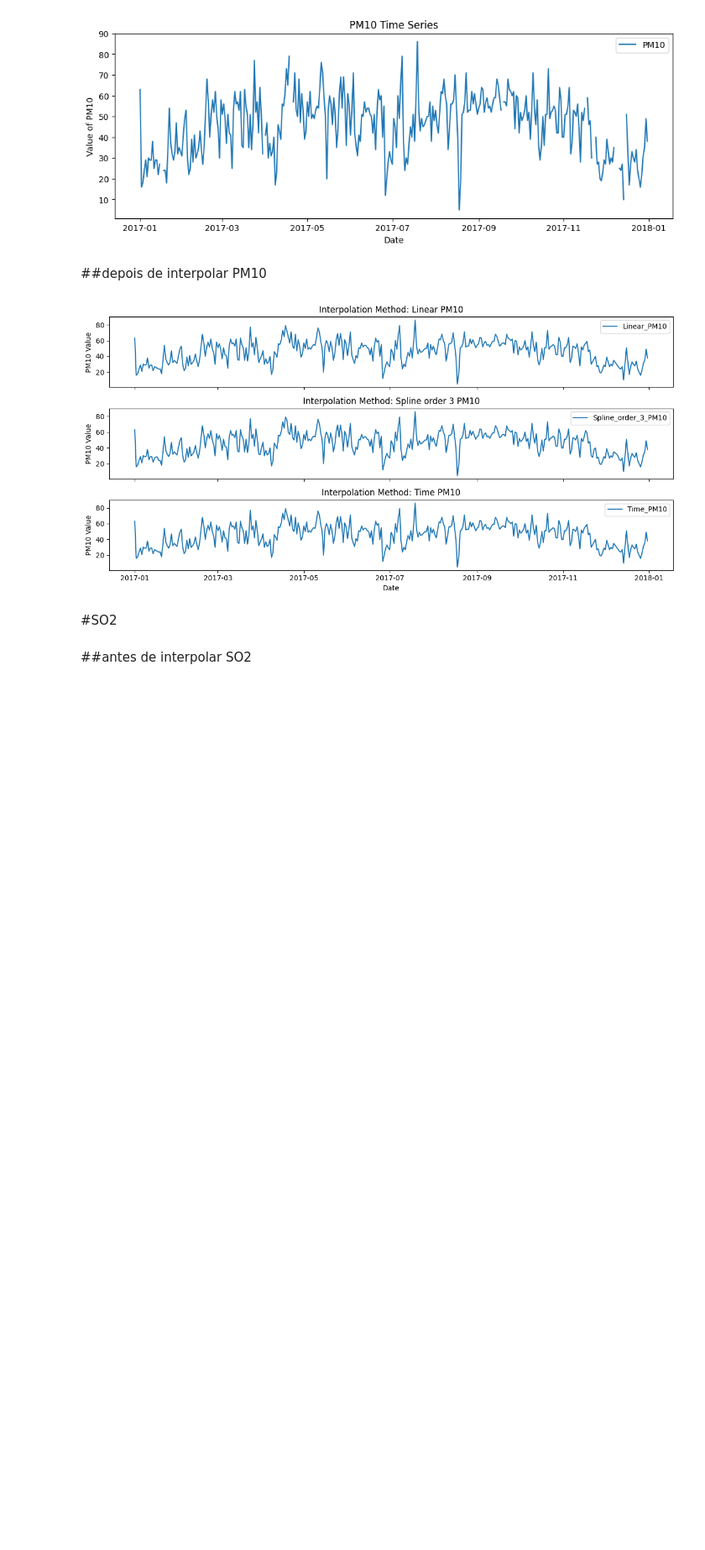
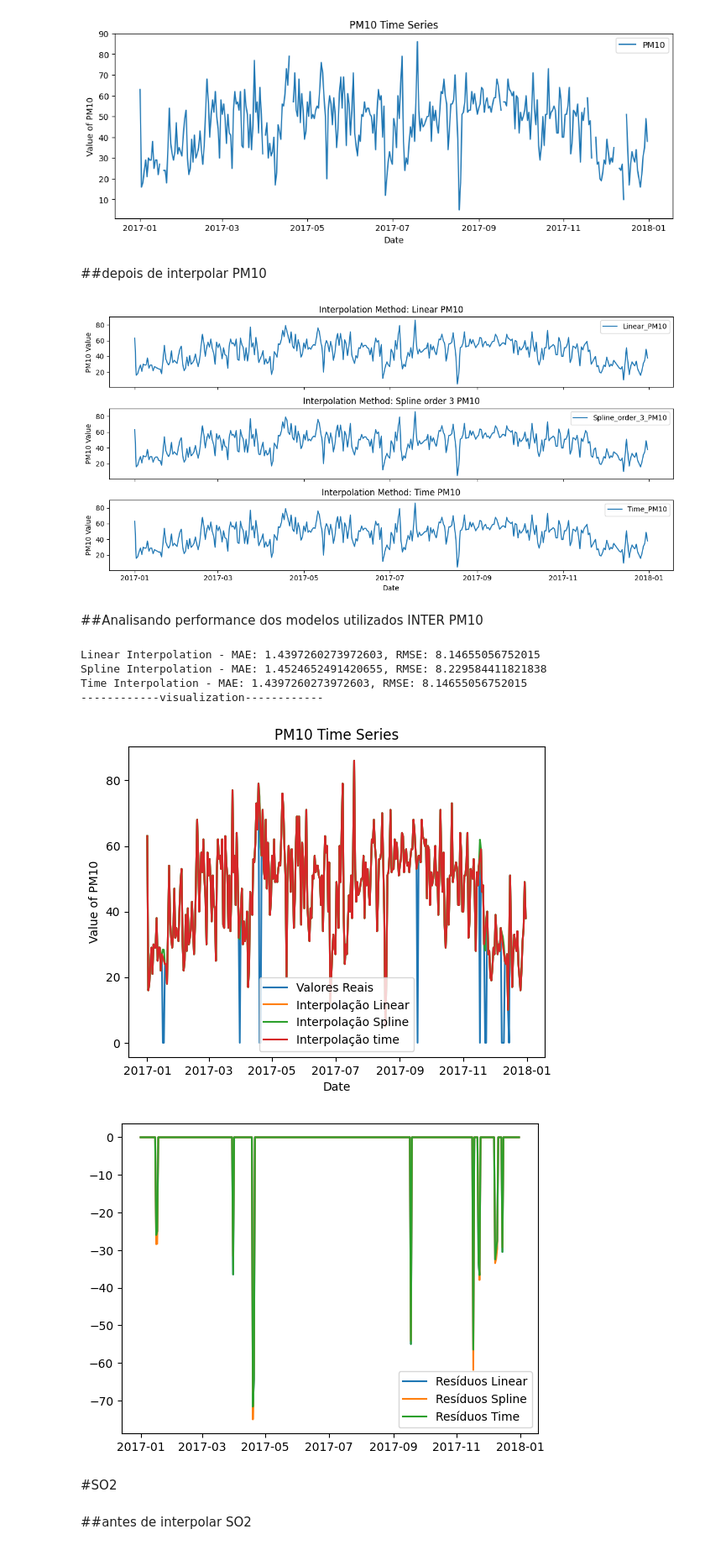
Before and after one commit to metsumesquita/master_degree_UPE, a Jupyter notebook: forecasting.ipynb, the cells around one changed output. Shown at 84% size. Saved outputs shown, nothing was run; the diff lists cells and outputs as text; code cells hidden in the pictures; blank space fills up the shorter version.

```diff
--- a/forecasting.ipynb
+++ b/forecasting.ipynb
@@ -428,6 +423,72 @@ plt.tight_layout()
 plt.show()
 # %% [output]
 [figure]
+# %% [markdown]
+##Analisando performance dos modelos utilizados INTER PM10
+# %%
+from sklearn.metrics import mean_absolute_error, mean_squared_error
+import numpy as np
+
+# Real values (garantindo que não contenham NaNs para as métricas)
+real_values = dk1['PM10'].fillna(0)  # Remove valores ausentes
+
+# Interpolated values (alinhando índices)
+interpolated_values_linear = dk1.loc[real_values.index, 'Linear_PM10']
+interpolated_values_spline = dk1.loc[real_values.index, 'Spline_order_3_PM10']
+
+interpolated_values_time = dk1.loc[real_values.index, 'Time_PM10']
+
+# Garantindo que as Séries estejam alinhadas e sem NaN
+assert real_values.shape == interpolated_values_linear.shape, "As dimensões não coincidem!"
+assert real_values.shape == interpolated_values_spline.shape, "As dimensões não coincidem!"
+assert real_values.shape == interpolated_values_time.shape,  "As dimensões não coincidem!"
+# MAE
+mae_linear = mean_absolute_error(real_values, interpolated_values_linear)
+mae_spline = mean_absolute_error(real_values, interpolated_values_spline)
+mae_time = mean_absolute_error(real_values, interpolated_values_time)
+# RMSE
+rmse_linear = np.sqrt(mean_squared_error(real_values, interpolated_values_linear))
+rmse_spline = np.sqrt(mean_squared_error(real_values, interpolated_values_spline))
+rmse_time = np.sqrt(mean_squared_error(real_values, interpolated_values_time))
+
+print(f"Linear Interpolation - MAE: {mae_linear}, RMSE: {rmse_linear}")
+print(f"Spline Interpolation - MAE: {mae_spline}, RMSE: {rmse_spline}")
+print(f"Time Interpolation - MAE: {mae_time}, RMSE: {rmse_time}")
+
+
+print("------------visualization------------")
+import matplotlib.pyplot as plt
+
+
+# Plotar os resultados
+
+# Plotar os resultados
+plt.title("PM10 Time Series")
+plt.xlabel("Date")
+plt.ylabel("Value of PM10")
+plt.plot(real_values.index, real_values, label='Valores Reais')
+plt.plot(real_values.index, interpolated_values_linear, label='Interpolação Linear')
+plt.plot(real_values.index, interpolated_values_spline, label='Interpolação Spline')
+
+plt.plot(real_values.index, interpolated_values_time, label='Interpolação time')
+plt.legend()
+plt.show()
+
+# Plotar os resíduos (opcional)
+plt.plot(real_values.index, real_values - interpolated_values_linear, label='Resíduos Linear')
+plt.plot(real_values.index, real_values - interpolated_values_spline, label='Resíduos Spline')
+
+plt.plot(real_values.index, real_values - interpolated_values_time, label='Resíduos Time')
+
+plt.legend()
+plt.show()
+# %% [output]
+Linear Interpolation - MAE: 1.4397260273972603, RMSE: 8.14655056752015
+Spline Interpolation - MAE: 1.4524652491420655, RMSE: 8.229584411821838
+Time Interpolation - MAE: 1.4397260273972603, RMSE: 8.14655056752015
+------------visualization------------
+[figure, added]
+[figure, added]
 # %% [markdown]
 #SO2
 # %% [markdown]
```
Also changed, not shown: parts of 42 cells of this notebook.
